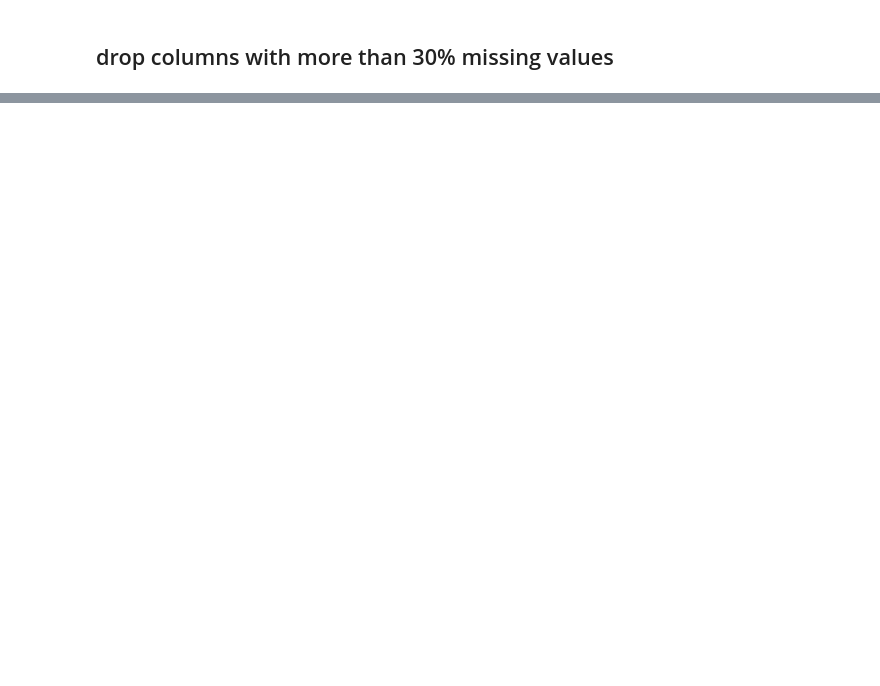
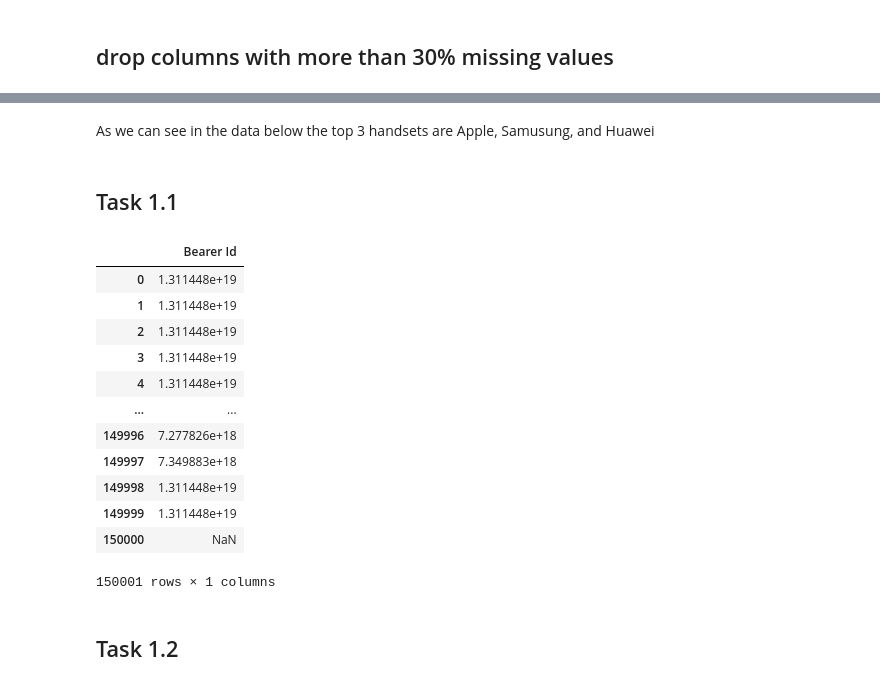
Before and after one commit to Danu-B/Telecom_Industry_User_Analytic, a Jupyter notebook: notebooks/pre-proccessing .ipynb, the cells around one changed output, grey strips where cells are left out. Saved outputs shown, nothing was run; the diff lists cells and outputs as text; code cells hidden in the pictures; blank space fills up the shorter version.

```diff
--- a/notebooks/pre-proccessing .ipynb
+++ b/notebooks/pre-proccessing .ipynb
@@ -177,0 +264,21 @@ AttributeError: 'Cleaner' object has no attribute 'drop_missing_value'
+# %% [markdown]
+As we can see in the data below the top 3 handsets are Apple, Samusung, and Huawei
+# %% [markdown]
+## Task 1.1
+# %%
+#number of xDR sessions
+db[db.columns[db.columns.isin(['xDR sessions','Bearer Id',])]]
+# %% [output]
+|  | Bearer Id |
+| 0 | 1.311448e+19 |
+| 1 | 1.311448e+19 |
+| 2 | 1.311448e+19 |
+| 3 | 1.311448e+19 |
+| 4 | 1.311448e+19 |
+| ... | ... |
+| 149996 | 7.277826e+18 |
+| 149997 | 7.349883e+18 |
+| 149998 | 1.311448e+19 |
+| 149999 | 1.311448e+19 |
+| 150000 | NaN |
+150001 rows × 1 columns
@@ -177,0 +291,2 @@ AttributeError: 'Cleaner' object has no attribute 'drop_missing_value'
+# %% [markdown]
+## Task 1.2
```
Also changed, not shown: parts of 41 cells of this notebook, 1 other file.
